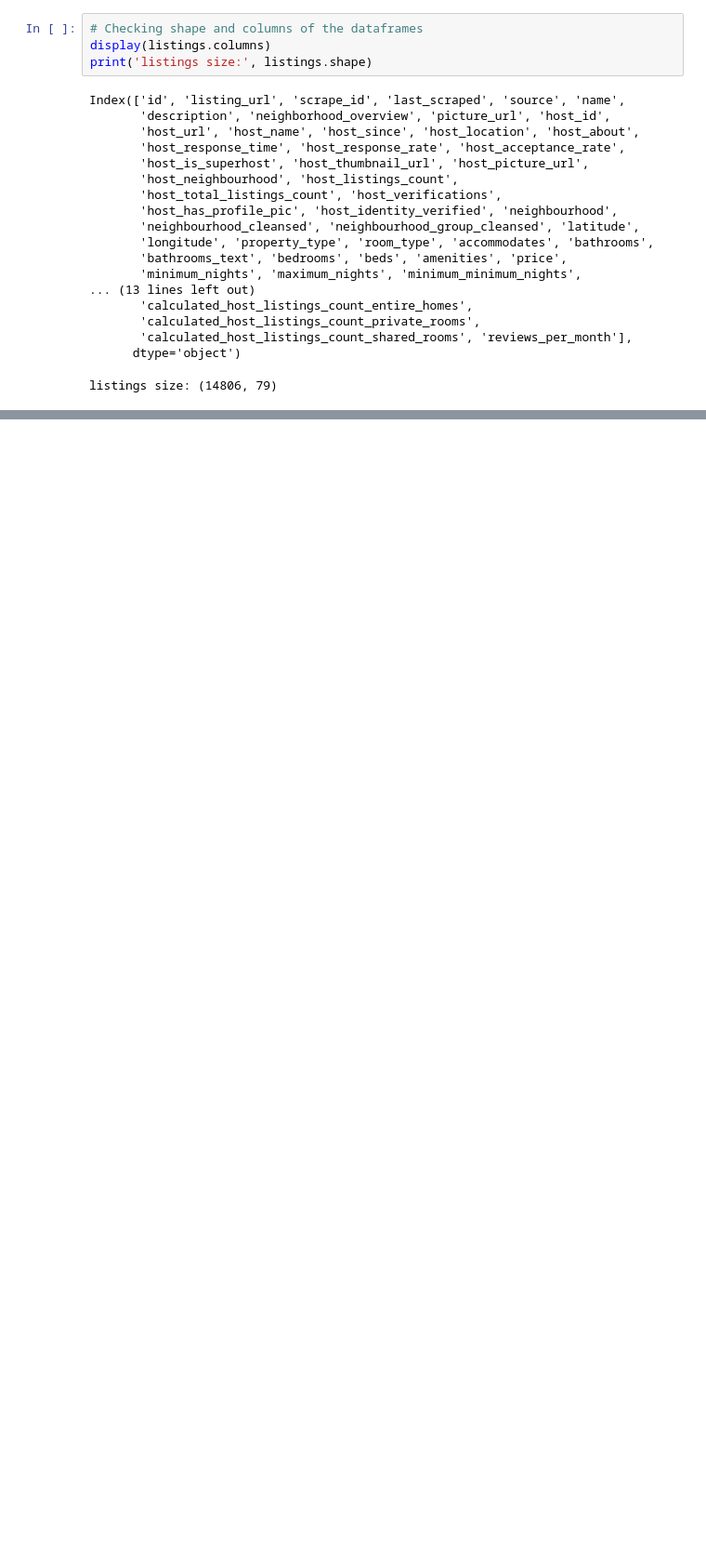
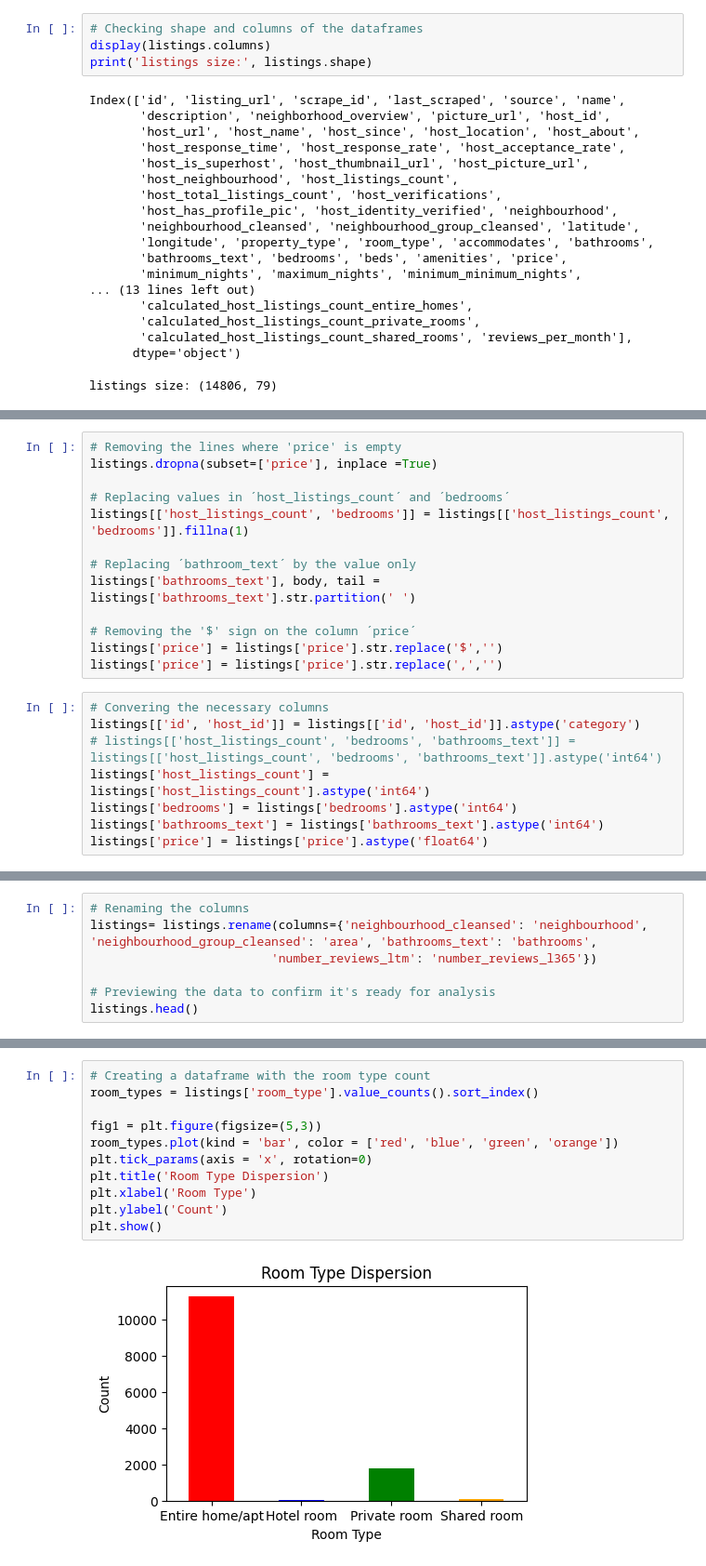
Before and after one commit to wilson-inacio/Airbnb-in-Porto, a Jupyter notebook: Airbnb in Porto.ipynb, the cells around one changed output, grey strips where cells are left out. Shown: that part at 93% size. Drawn from its saved outputs; the diff is of its cells as text; blank space fills up the shorter version.

```diff
--- a/Airbnb in Porto.ipynb
+++ b/Airbnb in Porto.ipynb
@@ -58,0 +190,21 @@ Due to the ammount of information, especially in `listings`, I'm going to drop s
+# %%
+# Removing the lines where 'price' is empty
+listings.dropna(subset=['price'], inplace =True)
+
+# Replacing values in ´host_listings_count´ and ´bedrooms´
+listings[['host_listings_count', 'bedrooms']] = listings[['host_listings_count', 'bedrooms']].fillna(1)
+
+# Replacing ´bathroom_text´ by the value only
+listings['bathrooms_text'], body, tail = listings['bathrooms_text'].str.partition(' ')
+
+# Removing the '$' sign on the column ´price´
+listings['price'] = listings['price'].str.replace('$','')
+listings['price'] = listings['price'].str.replace(',','')
+# %%
+# Convering the necessary columns
+listings[['id', 'host_id']] = listings[['id', 'host_id']].astype('category')
+# listings[['host_listings_count', 'bedrooms', 'bathrooms_text']] = listings[['host_listings_count', 'bedrooms', 'bathrooms_text']].astype('int64')
+listings['host_listings_count'] = listings['host_listings_count'].astype('int64')
+listings['bedrooms'] = listings['bedrooms'].astype('int64')
+listings['bathrooms_text'] = listings['bathrooms_text'].astype('int64')
+listings['price'] = listings['price'].astype('float64')
@@ -58,0 +213,7 @@ Due to the ammount of information, especially in `listings`, I'm going to drop s
+# %%
+# Renaming the columns
+listings= listings.rename(columns={'neighbourhood_cleansed': 'neighbourhood', 'neighbourhood_group_cleansed': 'area', 'bathrooms_text': 'bathrooms',
+                         'number_reviews_ltm': 'number_reviews_l365'})
+
+# Previewing the data to confirm it's ready for analysis
+listings.head()
@@ -58,0 +265,13 @@ Due to the ammount of information, especially in `listings`, I'm going to drop s
+# %%
+# Creating a dataframe with the room type count
+room_types = listings['room_type'].value_counts().sort_index()
+
+fig1 = plt.figure(figsize=(5,3))
+room_types.plot(kind = 'bar', color = ['red', 'blue', 'green', 'orange'])
+plt.tick_params(axis = 'x', rotation=0)
+plt.title('Room Type Dispersion')
+plt.xlabel('Room Type')
+plt.ylabel('Count')
+plt.show()
+# %% [output]
+[figure, added]
```
Also changed, not shown: parts of 26 cells of this notebook.
